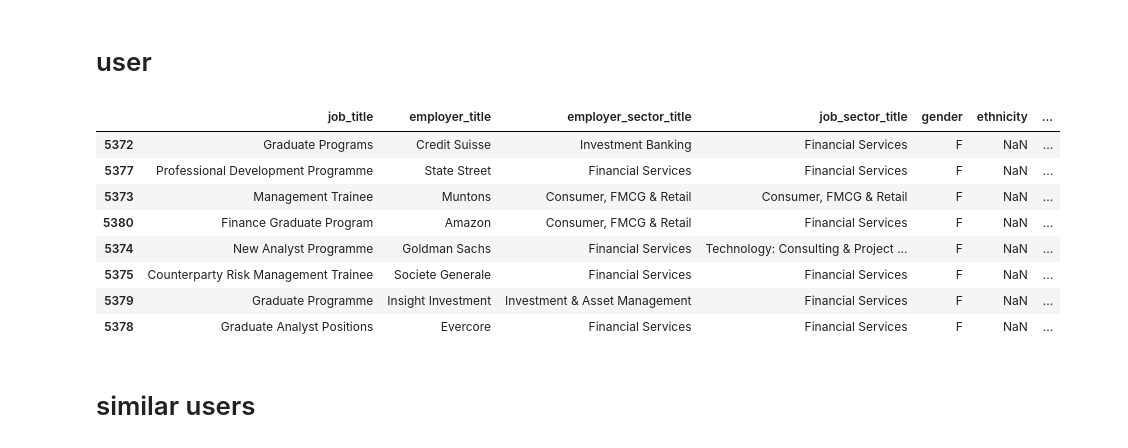
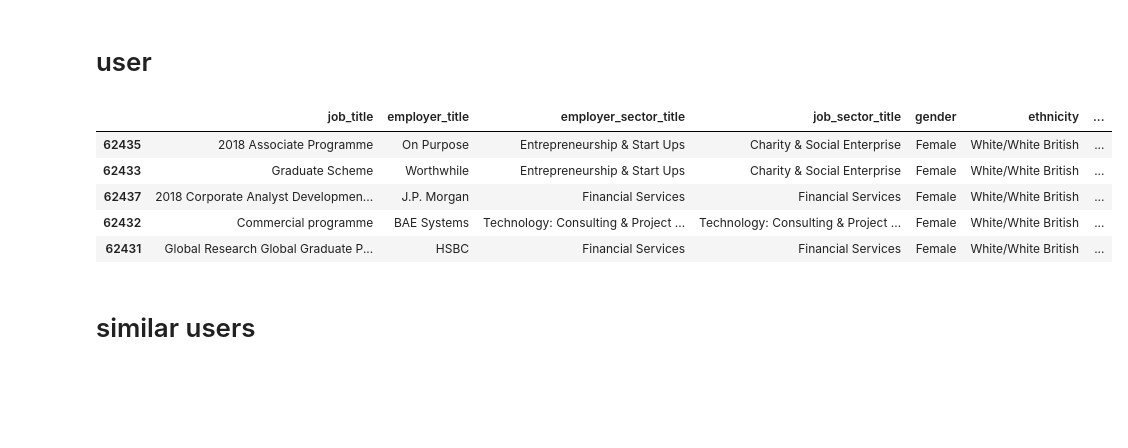
Before and after one commit to Lassanabright/Bright_Network-Data_Science, a Jupyter notebook: Word_Embedding.ipynb, the cells around one changed output. Cells and saved outputs as stored; diff of their text form; code cells hidden in the pictures; blank space fills up the shorter version.

```diff
--- a/Word_Embedding.ipynb
+++ b/Word_Embedding.ipynb
@@ -787,18 +909,15 @@ not similar values :  [-0.10120783467405582, 0.02071661008772877, 0.115208788054
 # %% [markdown]
 # user
 # %%
-train[train["user_id"]==67420][['job_title','employer_title', 'employer_sector_title', 'job_sector_title', 'gender',
-       'ethnicity', 'university_name', 'degree_subject_name', 'user_preference']].tail(10)
+train[train["user_id"]==117634][['job_title','employer_title', 'employer_sector_title', 'job_sector_title', 'gender',
+       'ethnicity', 'university_name', 'degree_subject_name', 'user_preference']].tail()
 # %% [output]
 |  | job_title | employer_title | employer_sector_title | job_sector_title | gender | ethnicity | ... |
-| 5372 | Graduate Programs | Credit Suisse | Investment Banking | Financial Services | F | NaN | ... |
-| 5377 | Professional Development Programme | State Street | Financial Services | Financial Services | F | NaN | ... |
-| 5373 | Management Trainee | Muntons | Consumer, FMCG & Retail | Consumer, FMCG & Retail | F | NaN | ... |
-| 5380 | Finance Graduate Program | Amazon | Consumer, FMCG & Retail | Financial Services | F | NaN | ... |
-| 5374 | New Analyst Programme | Goldman Sachs | Financial Services | Technology: Consulting & Project ... | F | NaN | ... |
-| 5375 | Counterparty Risk Management Trainee | Societe Generale | Financial Services | Financial Services | F | NaN | ... |
-| 5379 | Graduate Programme | Insight Investment | Investment & Asset Management | Financial Services | F | NaN | ... |
-| 5378 | Graduate Analyst Positions | Evercore | Financial Services | Financial Services | F | NaN | ... |
+| 62435 | 2018 Associate Programme | On Purpose | Entrepreneurship & Start Ups | Charity & Social Enterprise | Female | White/White British | ... |
+| 62433 | Graduate Scheme | Worthwhile | Entrepreneurship & Start Ups | Charity & Social Enterprise | Female | White/White British | ... |
+| 62437 | 2018 Corporate Analyst Developmen... | J.P. Morgan | Financial Services | Financial Services | Female | White/White British | ... |
+| 62432 | Commercial programme | BAE Systems | Technology: Consulting & Project ... | Technology: Consulting & Project ... | Female | White/White British | ... |
+| 62431 | Global Research Global Graduate P... | HSBC | Financial Services | Financial Services | Female | White/White British | ... |
 # %% [markdown]
 # similar users
 # %%
```
Also changed, not shown: parts of 64 cells of this notebook, 1 other file.
